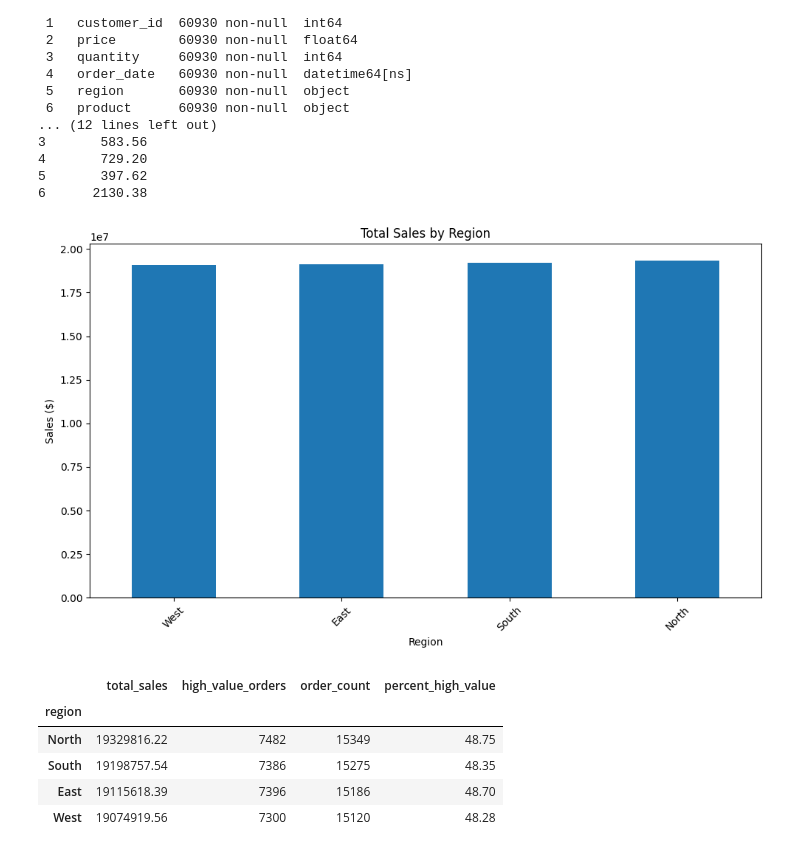
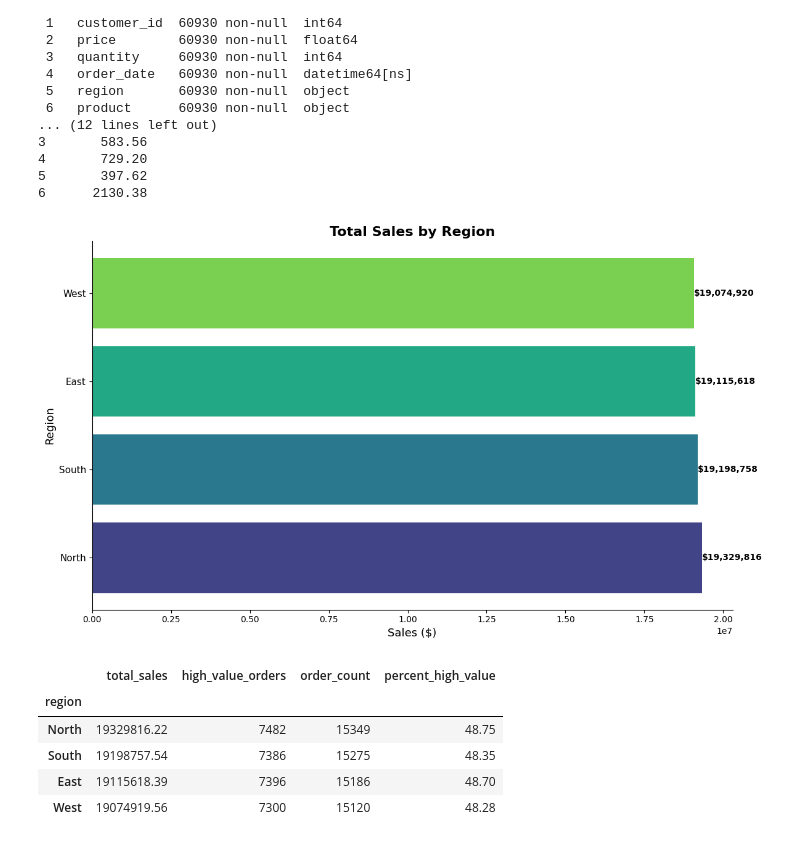
Before and after one commit to ry5683/retail-sales-analysis, a Jupyter notebook: retail_sales_cleaned.ipynb, the cells around one changed output. Cells and saved outputs as stored; diff of their text form; code cells hidden in the pictures.

Commit message:
Updated retail sales cleaned file with updated graph

```diff
--- a/retail_sales_cleaned.ipynb
+++ b/retail_sales_cleaned.ipynb
@@ -76,21 +76,32 @@ df = df.dropna(subset=["order_date"])
 df["high_value_order"] = df["total_sales"] > 1000
 # %%
 import matplotlib.pyplot as plt
+import seaborn as sns
 
-# Group data
-region_sales = df.groupby("region")["total_sales"].sum().sort_values()
+# Sort regions by sales descending
+region_sales = df.groupby("region")["total_sales"].sum().sort_values(ascending=False)
 
-# Plot
-plt.figure(figsize=(10,6))
-region_sales.plot(kind="bar")
-plt.title("Total Sales by Region")
-plt.ylabel("Sales ($)")
-plt.xlabel("Region")
-plt.xticks(rotation=45)
+plt.figure(figsize=(12,7))
+colors = sns.color_palette("viridis", len(region_sales))
+bars = plt.barh(region_sales.index, region_sales.values, color=colors)
+
+for bar in bars:
+    plt.text(
+        bar.get_width(),
+        bar.get_y() + bar.get_height()/2,
+        f"${bar.get_width():,.0f}",
+        va='center', ha='left', fontsize=10, fontweight='bold'
+    )
+
+plt.title("Total Sales by Region", fontsize=16, fontweight='bold')
+plt.xlabel("Sales ($)", fontsize=13)
+plt.ylabel("Region", fontsize=13)
+plt.yticks(fontsize=11)
+sns.despine()
 plt.tight_layout()
 plt.show()
 # %% [output]
-[figure, old version]
+[figure, new version]
 # %%
 summary = df.groupby("region").agg(
     total_sales=("total_sales", "sum"),
```
